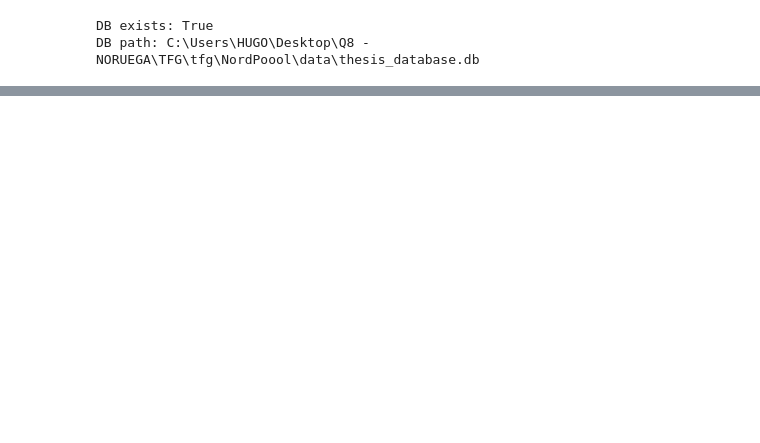
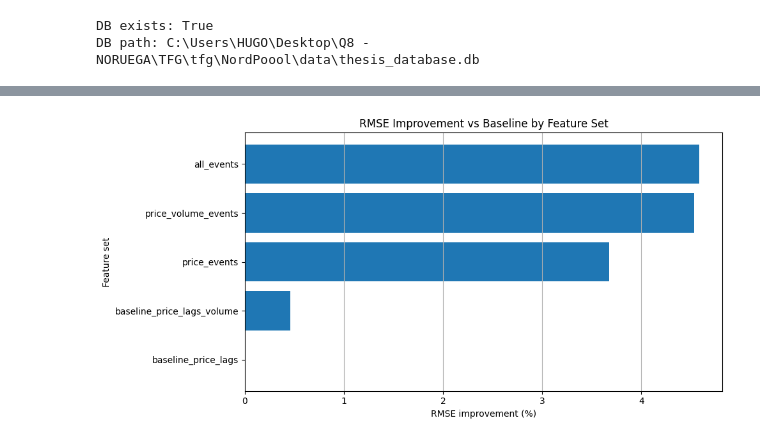
Before and after one commit to huugoox/tfg, a Jupyter notebook: notebooks/05_machine_learning-models.ipynb, the cells around one changed output, grey strips where cells are left out. Saved outputs shown, nothing was run; the diff lists cells and outputs as text; code cells hidden in the pictures; blank space fills up the shorter version.

```diff
--- a/notebooks/05_machine_learning-models.ipynb
+++ b/notebooks/05_machine_learning-models.ipynb
@@ -352,0 +385,21 @@ error_df.sort_values("abs_error", ascending=False).head(10)
+# %%
+# ============================================================
+# 11. IMPROVEMENT VS BASELINE
+# ============================================================
+
+baseline_rmse = best_by_feature_set.loc[
+    best_by_feature_set["feature_set"] == "baseline_price_lags",
+    "RMSE"
+].iloc[0]
+
+impact_df = best_by_feature_set.copy()
+
+impact_df["RMSE_improvement_abs"] = baseline_rmse - impact_df["RMSE"]
+
+impact_df["RMSE_improvement_pct"] = (
+    100 * impact_df["RMSE_improvement_abs"] / baseline_rmse
+)
+
+impact_df = impact_df.sort_values("RMSE")
+
+impact_df
@@ -352,0 +413,22 @@ error_df.sort_values("abs_error", ascending=False).head(10)
+# %%
+# ============================================================
+# 12. PLOT FEATURE SET IMPACT
+# ============================================================
+
+plot_df = impact_df.sort_values("RMSE_improvement_pct")
+
+plt.figure(figsize=(10, 5))
+
+plt.barh(
+    plot_df["feature_set"],
+    plot_df["RMSE_improvement_pct"]
+)
+
+plt.title("RMSE Improvement vs Baseline by Feature Set")
+plt.xlabel("RMSE improvement (%)")
+plt.ylabel("Feature set")
+plt.grid(True, axis="x")
+plt.tight_layout()
+plt.show()
+# %% [output]
+[figure, added]
```
Also changed, not shown: parts of 11 cells of this notebook, 1 other file.
